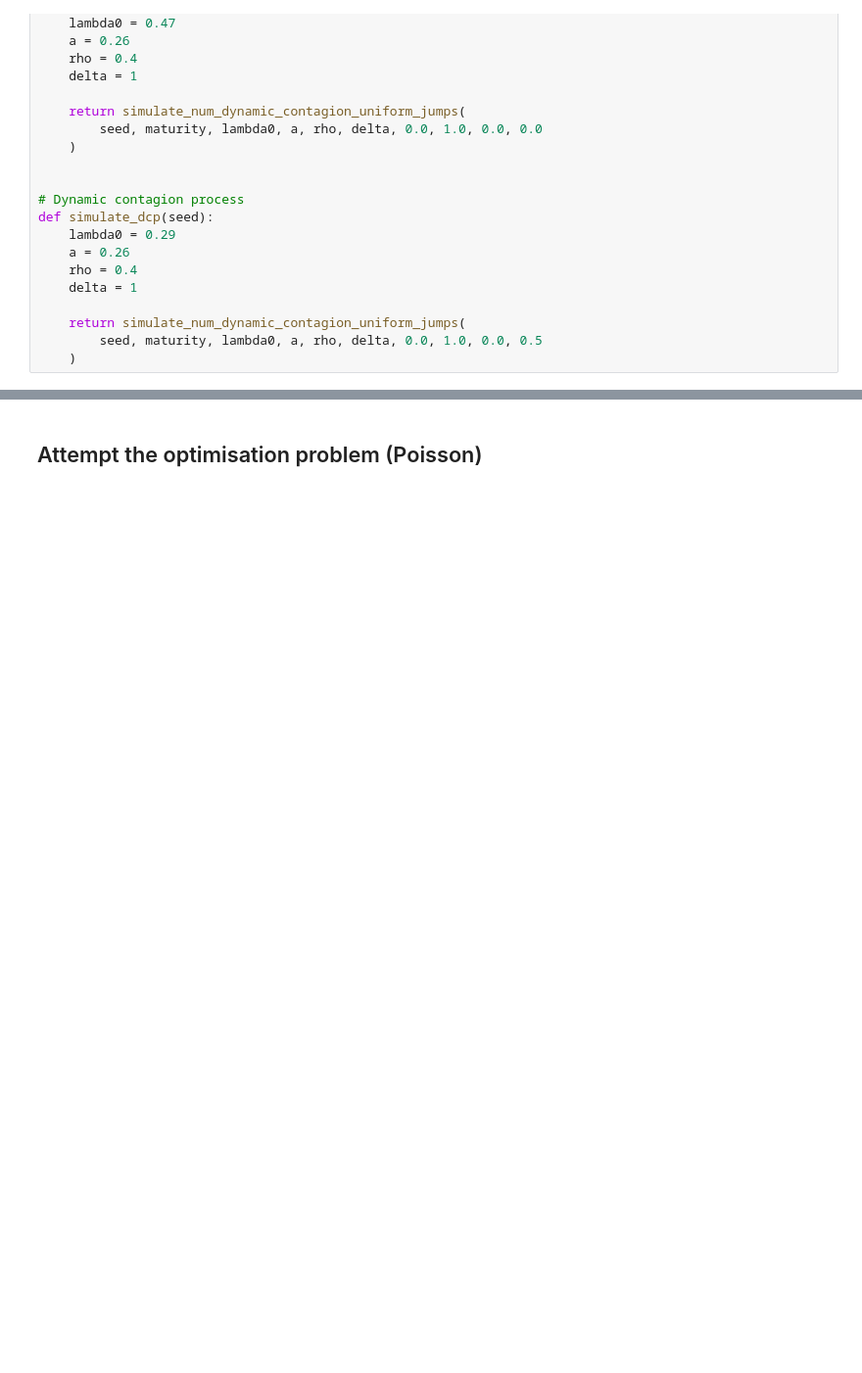
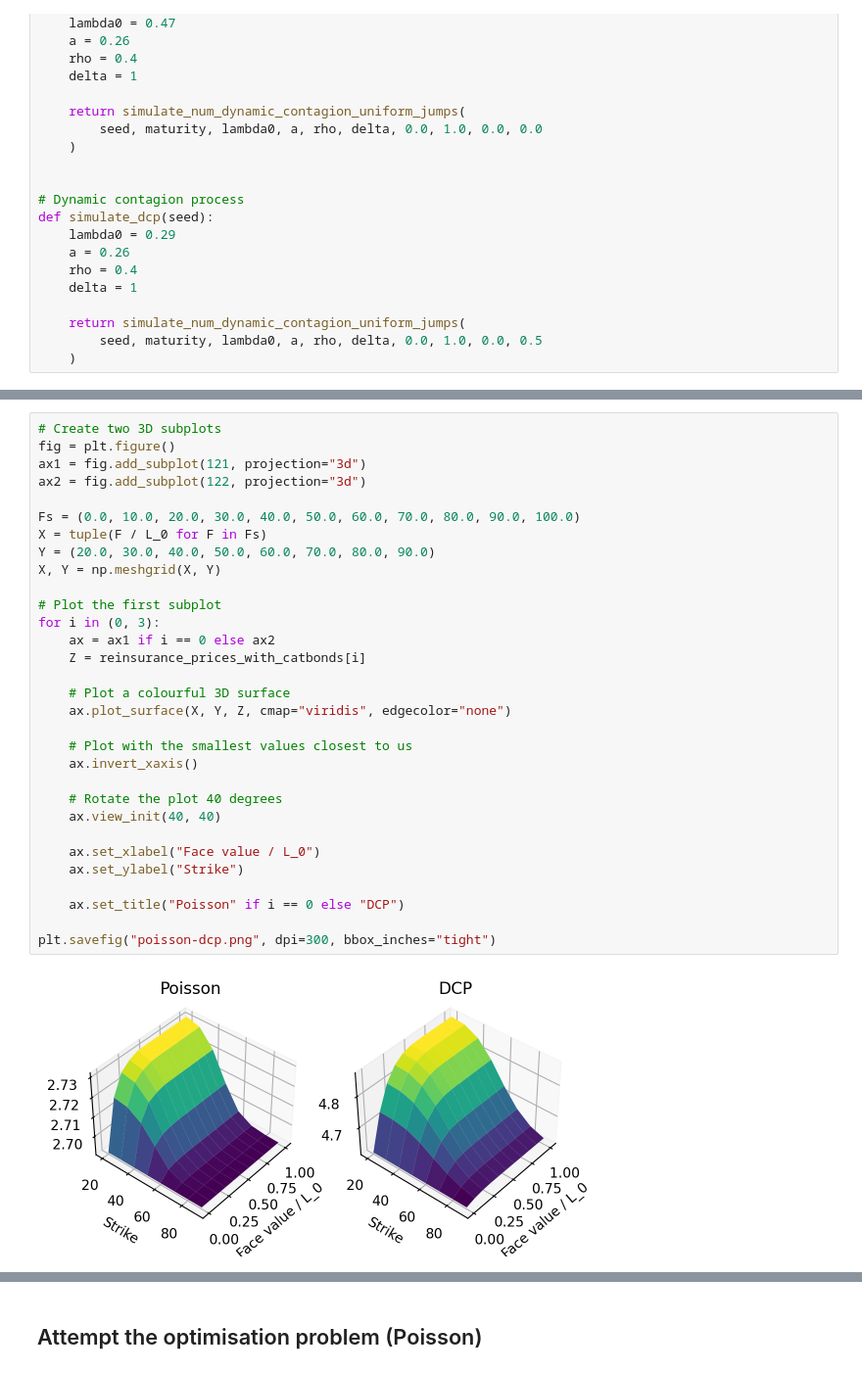
Before and after one commit to Pat-Laub/catastrophe-reinsurance-pricing-compound-point-process, a Jupyter notebook: notebooks/test_catbond.ipynb, the cells around one changed output, grey strips where cells are left out. Shown at 98% size. Saved outputs shown, nothing was run; the diff lists cells and outputs as text; blank space fills up the shorter version.

```diff
--- a/notebooks/test_catbond.ipynb
+++ b/notebooks/test_catbond.ipynb
@@ -86,0 +154,33 @@ def simulate_dcp(seed):
+# %%
+# Create two 3D subplots
+fig = plt.figure()
+ax1 = fig.add_subplot(121, projection="3d")
+ax2 = fig.add_subplot(122, projection="3d")
+
+Fs = (0.0, 10.0, 20.0, 30.0, 40.0, 50.0, 60.0, 70.0, 80.0, 90.0, 100.0)
+X = tuple(F / L_0 for F in Fs)
+Y = (20.0, 30.0, 40.0, 50.0, 60.0, 70.0, 80.0, 90.0)
+X, Y = np.meshgrid(X, Y)
+
+# Plot the first subplot
+for i in (0, 3):
+    ax = ax1 if i == 0 else ax2
+    Z = reinsurance_prices_with_catbonds[i]
+
+    # Plot a colourful 3D surface
+    ax.plot_surface(X, Y, Z, cmap="viridis", edgecolor="none")
+
+    # Plot with the smallest values closest to us
+    ax.invert_xaxis()
+
+    # Rotate the plot 40 degrees
+    ax.view_init(40, 40)
+
+    ax.set_xlabel("Face value / L_0")
+    ax.set_ylabel("Strike")
+
+    ax.set_title("Poisson" if i == 0 else "DCP")
+
+plt.savefig("poisson-dcp.png", dpi=300, bbox_inches="tight")
+# %% [output]
+[figure, added]
```
Also changed, not shown: parts of 42 cells of this notebook, 12 other files.
